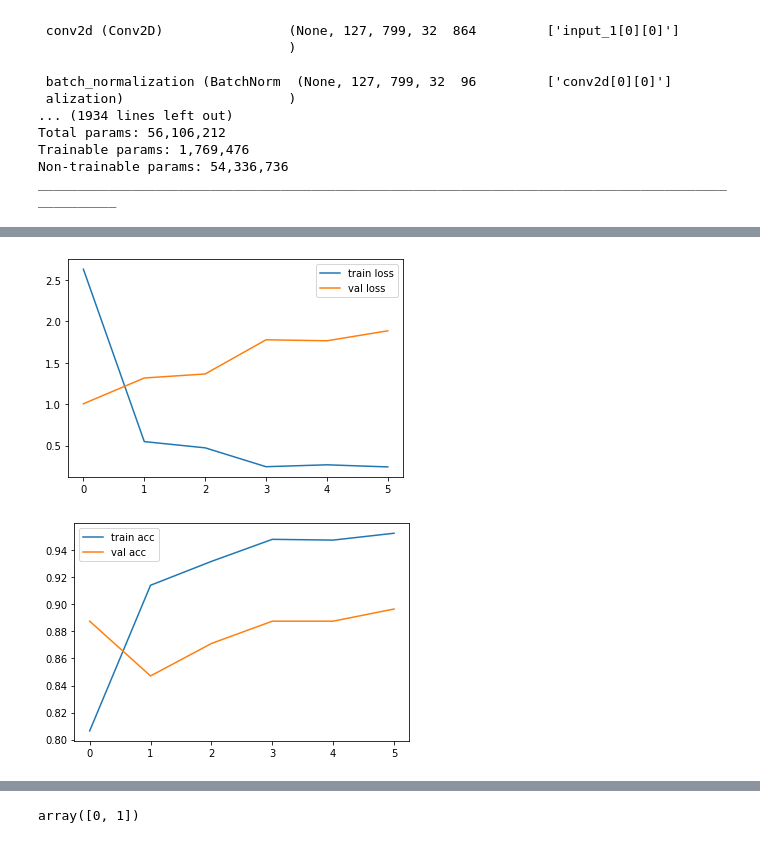
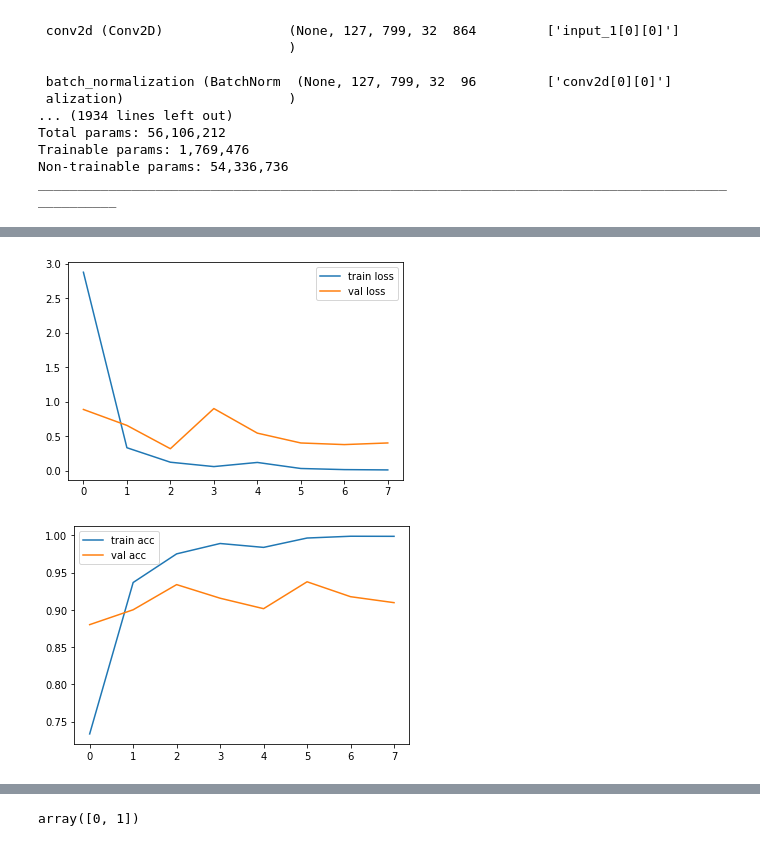
Before and after one commit to sahilshah8141/steel-defect-detection, a Jupyter notebook: notebooks/steel_defect_detection_train.ipynb, the cells around one changed output, grey strips where cells are left out. Saved outputs shown, nothing was run; the diff lists cells and outputs as text; code cells hidden in the pictures.

```diff
--- a/notebooks/steel_defect_detection_train.ipynb
+++ b/notebooks/steel_defect_detection_train.ipynb
@@ -131,6 +147,6 @@ train_df.shape
 # %%
 if running_env == "colab":
-    data_dir = '/content/drive/MyDrive/steel-defect-detection/'
+    data_dir = '/content/drive/MyDrive/steel-defect-detection-drive/'
 else:
     data_dir = ''
 
@@ -151,7 +167,7 @@ image_shape = imread(steel_image).shape
 IMAGE_SIZE = list(image_shape)
 # %%
 train_df_permutated = train_df.sample(frac=1)
-batch_size = 32
+batch_size = 128
 train_size = 0.8
 validation_size = 0.1
 test_size = 0.1
@@ -279,15 +277,23 @@ ________________________________________________________________________________
 model.compile(
     optimizer='adam',
     loss='binary_crossentropy',
-    metrics=['accuracy']
-    )
+    metrics=[tf.keras.metrics.AUC( name='auc', multi_label=True)])
 # %%
-early_stop = EarlyStopping(monitor='val_loss', patience=5)
+# early_stop = EarlyStopping(monitor='auc', patience=10, verbose=1, mode='max')
+# trained_model = model.fit_generator(generator=train_generator,
+#                                     steps_per_epoch=steps_per_epoch,
+#                                     validation_data=validation_generator,
+#                                     validation_steps=validation_steps,
+#                                     epochs=100,
+#                                     callbacks = [early_stop],
+#                                     verbose=1)
+
 trained_model = model.fit_generator(generator=train_generator,
                                     steps_per_epoch=steps_per_epoch,
                                     validation_data=validation_generator,
                                     validation_steps=validation_steps,
-                                    epochs=50,
-                                    callbacks = [early_stop],
+                                    epochs=8,
                                     verbose=1)
+
+model.save(data_dir+'model/inceptionv4.h5')
 # %% [output]
@@ -306,17 +320,17 @@ Epoch 6/50
 # %%
 # plot the loss
 plt.plot(trained_model.history['loss'], label='train loss')
 plt.plot(trained_model.history['val_loss'], label='val loss')
 plt.legend()
 plt.show()
 
-plt.plot(trained_model.history['accuracy'], label='train acc')
-plt.plot(trained_model.history['val_accuracy'], label='val acc')
+plt.plot(trained_model.history['auc'], label='train acc')
+plt.plot(trained_model.history['val_auc'], label='val acc')
 plt.legend()
 plt.show()
 # %% [output]
-[figure, old version]
+[figure, new version]
-[figure, old version]
+[figure, new version]
 # %%
 print(model.evaluate_generator(test_generator))
 print(model.metrics_names)
```
Also changed, not shown: parts of 30 cells of this notebook, 16 other files.
